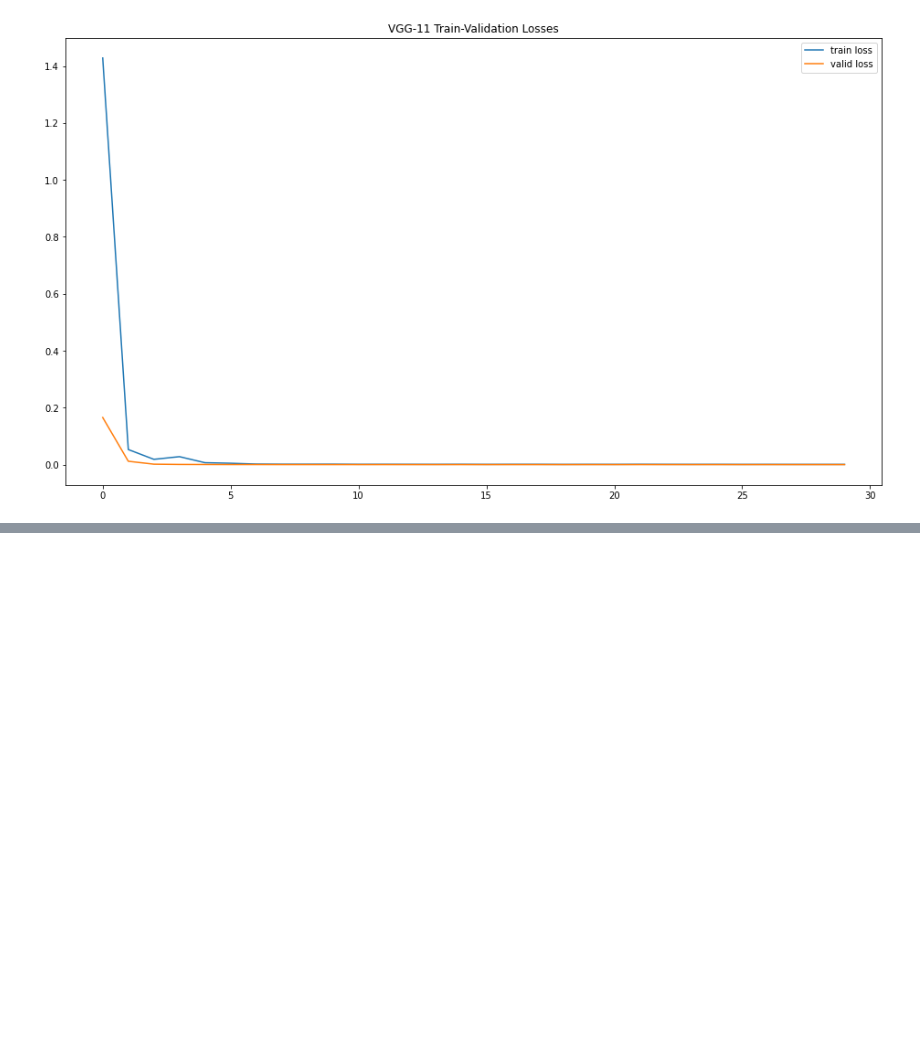
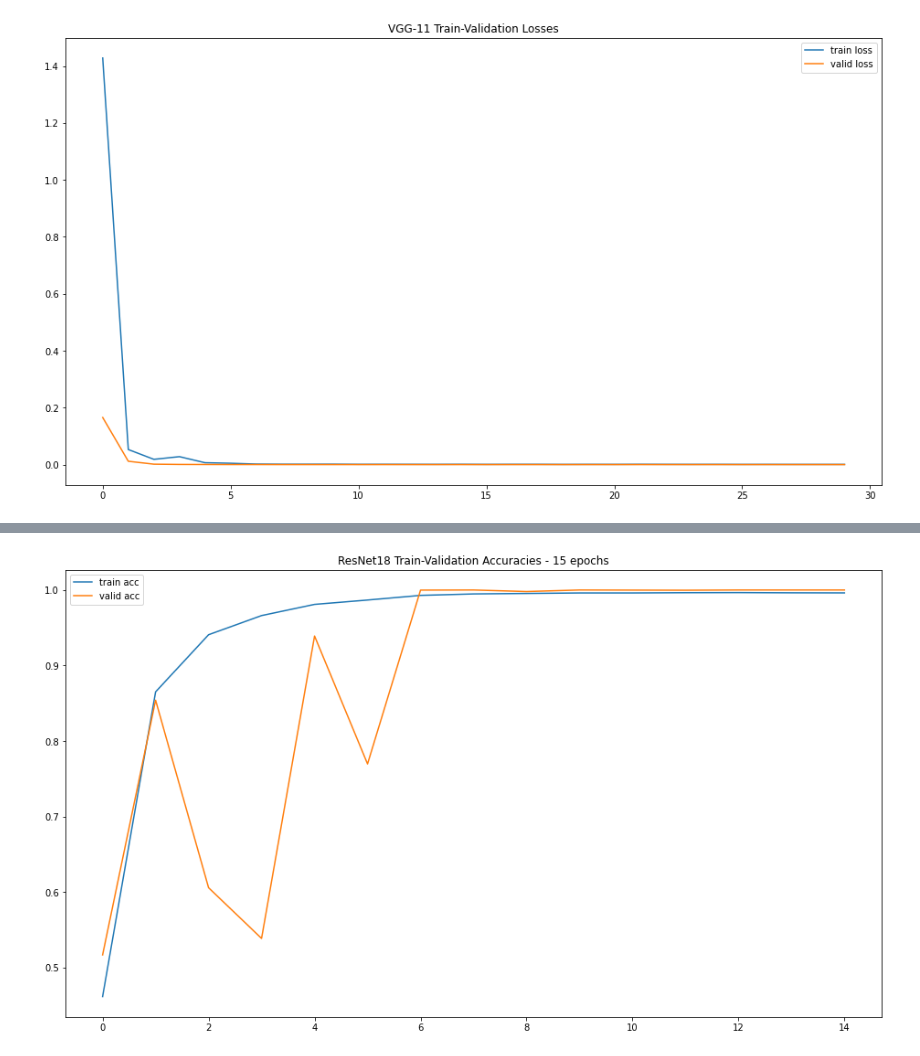
Before and after one commit to eferos93/sml_project, a Jupyter notebook: project.ipynb, the cells around one changed output, grey strips where cells are left out. Saved outputs shown, nothing was run; the diff lists cells and outputs as text; code cells hidden in the pictures; blank space fills up the shorter version.

```diff
--- a/project.ipynb
+++ b/project.ipynb
@@ -576,0 +675,8 @@ _ = plt.legend()
+# %%
+plt.figure(figsize=(16, 9))
+_ = plt.plot(range(0,15), acc_resnet18_15ep['train'], label="train acc")
+_ = plt.plot(range(0,15), acc_resnet18_15ep['valid'], label="valid acc")
+_ = plt.title("ResNet18 Train-Validation Accuracies - 15 epochs")
+_ = plt.legend()
+# %% [output]
+[figure, added]
```
Also changed, not shown: parts of 23 cells of this notebook.
